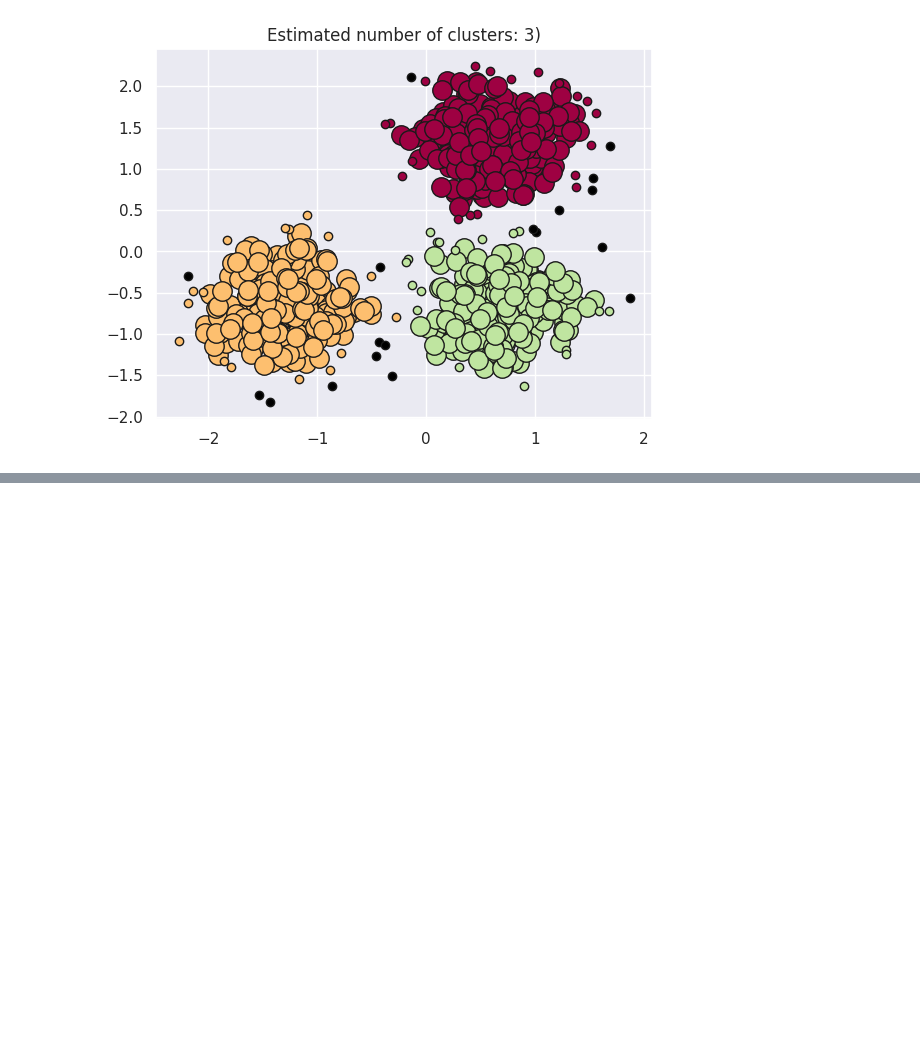
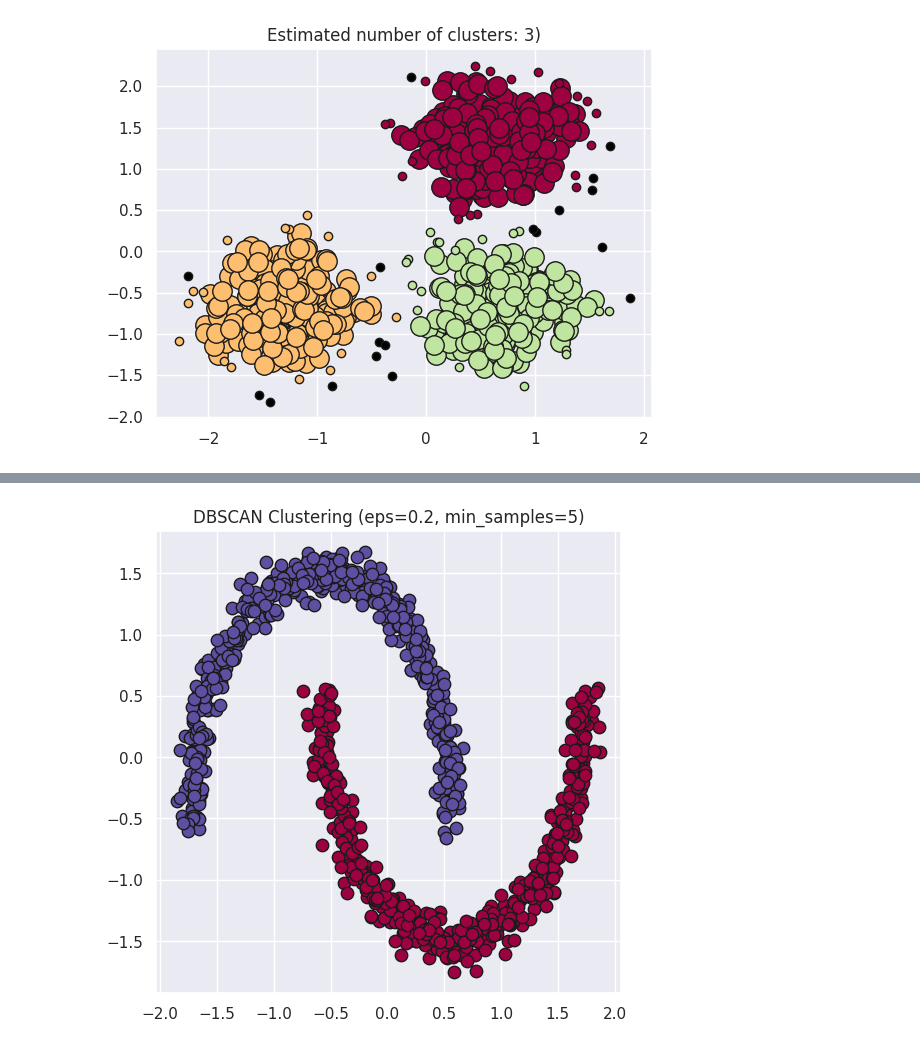
Before and after one commit to RizkyaSalsabila/Assignment-Sem5_ML_Rizkya-Salsabila, a Jupyter notebook: praktikum_04/TG4_2341720056_Rizkya_Salsabila.ipynb, the cells around one changed output, grey strips where cells are left out. Cells and saved outputs as stored; diff of their text form; code cells hidden in the pictures; blank space fills up the shorter version.

```diff
--- a/praktikum_04/TG4_2341720056_Rizkya_Salsabila.ipynb
+++ b/praktikum_04/TG4_2341720056_Rizkya_Salsabila.ipynb
@@ -491,0 +668,88 @@ plt.show()
+# %%
+import numpy as np
+import matplotlib.pyplot as plt
+from sklearn.datasets import make_moons
+from sklearn.preprocessing import StandardScaler
+from sklearn.cluster import DBSCAN
+from sklearn.metrics import homogeneity_score, completeness_score, v_measure_score
+from sklearn.metrics import adjusted_rand_score, adjusted_mutual_info_score, silhouette_score
+
+# 1. Buat dataset make_moons
+X, y_true = make_moons(n_samples=1000, noise=0.05, random_state=42)
+
+# 2. Normalisasi
+X = StandardScaler().fit_transform(X)
+
+# Fungsi bantu untuk menjalankan DBSCAN + evaluasi
+def run_dbscan(eps, min_samples):
+    db = DBSCAN(eps=eps, min_samples=min_samples).fit(X)
+    labels = db.labels_
+
+    # Jumlah cluster (tidak termasuk noise = -1)
+    n_clusters = len(set(labels)) - (1 if -1 in labels else 0)
+    n_noise = list(labels).count(-1)
+
+    # Evaluasi (cek kalau ada cluster lebih dari 1 untuk silhouette)
+    if n_clusters > 1:
+        silhouette = silhouette_score(X, labels)
+    else:
+        silhouette = np.nan
+
+    scores = {
+        "eps": eps,
+        "min_samples": min_samples,
+        "clusters": n_clusters,
+        "noise": n_noise,
+        "homogeneity": homogeneity_score(y_true, labels),
+        "completeness": completeness_score(y_true, labels),
+        "v_measure": v_measure_score(y_true, labels),
+        "ARI": adjusted_rand_score(y_true, labels),
+        "AMI": adjusted_mutual_info_score(y_true, labels),
+        "Silhouette": silhouette
+    }
+    return labels, scores
+
+# 3. DBSCAN dengan eps=0.2, min_samples=5
+labels, scores = run_dbscan(0.2, 5)
+print("Hasil DBSCAN eps=0.2, min_samples=5:")
+for k,v in scores.items():
+    print(f"{k}: {v}")
+
+# 4. Visualisasi hasil
+core_samples_mask = np.zeros_like(labels, dtype=bool)
+core_samples_mask[DBSCAN(eps=0.2, min_samples=5).fit(X).core_sample_indices_] = True
+
+unique_labels = set(labels)
+colors = [plt.cm.Spectral(each) for each in np.linspace(0, 1, len(unique_labels))]
+
+plt.figure(figsize=(6,6))
+for k, col in zip(unique_labels, colors):
+    if k == -1:  # noise → hitam
+        col = [0, 0, 0, 1]
+
+    class_member_mask = (labels == k)
+    xy = X[class_member_mask & core_samples_mask]
+    plt.scatter(xy[:, 0], xy[:, 1], s=80, c=[col], marker='o', edgecolors='k')
+
+    xy = X[class_member_mask & ~core_samples_mask]
+    plt.scatter(xy[:, 0], xy[:, 1], s=30, c=[col], marker='o', edgecolors='k')
+
+plt.title("DBSCAN Clustering (eps=0.2, min_samples=5)")
+plt.show()
+
+# 5. Eksperimen parameter
+eps_values = [0.05, 0.1, 0.3, 0.5]
+min_samples_values = [3, 10, 20]
+
+results = []
+for eps in eps_values:
+    for min_s in min_samples_values:
+        _, score = run_dbscan(eps, min_s)
+        results.append(score)
+
+# 6. Tampilkan hasil eksperimen
+import pandas as pd
+df_results = pd.DataFrame(results)
+print("\nHasil Eksperimen DBSCAN:")
+print(df_results)
+# %% [output]
@@ -491,0 +767 @@ plt.show()
+[figure, added]
```
Also changed, not shown: parts of 10 cells of this notebook.
